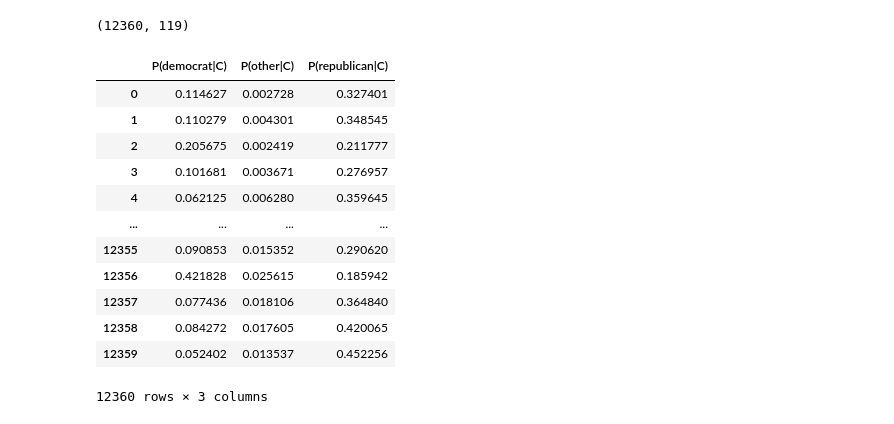
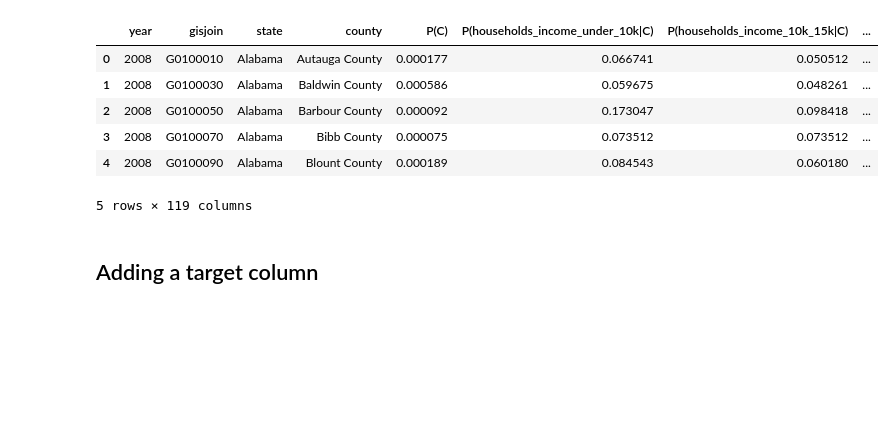
Before and after one commit to swapnaneeldey/Math392MLproject, a Jupyter notebook: Notebooks/Election_script.ipynb, the cells around one changed output. Saved outputs shown, nothing was run; the diff lists cells and outputs as text; code cells hidden in the pictures; blank space fills up the shorter version.

```diff
--- a/Notebooks/Election_script.ipynb
+++ b/Notebooks/Election_script.ipynb
@@ -16,5 +15,3 @@ import torch.nn.functional as F
 from torch.utils.data import TensorDataset, DataLoader
-# %%
-pd.set_option('display.max_columns', None)
 # %%
 df = pd.read_csv('../data/probabilities.csv')
@@ -41,7 +18,3 @@ df.columns.tolist()
-# %%
-df.shape
-# %% [output]
-(12360, 119)
 # %%
 # Define the columns involved in determining the winner
 competitor_columns = ['P(democrat|C)',
@@ -51,20 +24,17 @@ competitor_columns = ['P(democrat|C)',
 # Check if competitor columns exist
 if not all(col in df.columns for col in competitor_columns):
     raise ValueError(f"One or more competitor columns {competitor_columns} not found in DataFrame.")
-# %%
-df[competitor_columns]
-# %% [output]
-|  | P(democrat|C) | P(other|C) | P(republican|C) |
-| 0 | 0.114627 | 0.002728 | 0.327401 |
-| 1 | 0.110279 | 0.004301 | 0.348545 |
-| 2 | 0.205675 | 0.002419 | 0.211777 |
-| 3 | 0.101681 | 0.003671 | 0.276957 |
-| 4 | 0.062125 | 0.006280 | 0.359645 |
-| ... | ... | ... | ... |
-| 12355 | 0.090853 | 0.015352 | 0.290620 |
-| 12356 | 0.421828 | 0.025615 | 0.185942 |
-| 12357 | 0.077436 | 0.018106 | 0.364840 |
-| 12358 | 0.084272 | 0.017605 | 0.420065 |
-| 12359 | 0.052402 | 0.013537 | 0.452256 |
-12360 rows × 3 columns
+# %%
+# Check the first few rows of the DataFrame
+df.head(5)
+# %% [output]
+|  | year | gisjoin | state | county | P(C) | P(households_income_under_10k|C) | P(households_income_10k_15k|C) | ... |
+| 0 | 2008 | G0100010 | Alabama | Autauga County | 0.000177 | 0.066741 | 0.050512 | ... |
+| 1 | 2008 | G0100030 | Alabama | Baldwin County | 0.000586 | 0.059675 | 0.048261 | ... |
+| 2 | 2008 | G0100050 | Alabama | Barbour County | 0.000092 | 0.173047 | 0.098418 | ... |
+| 3 | 2008 | G0100070 | Alabama | Bibb County | 0.000075 | 0.073512 | 0.073512 | ... |
+| 4 | 2008 | G0100090 | Alabama | Blount County | 0.000189 | 0.084543 | 0.060180 | ... |
+5 rows × 119 columns
+# %% [markdown]
+## Adding a target column
 # %%
```
Also changed, not shown: parts of 38 cells of this notebook.
